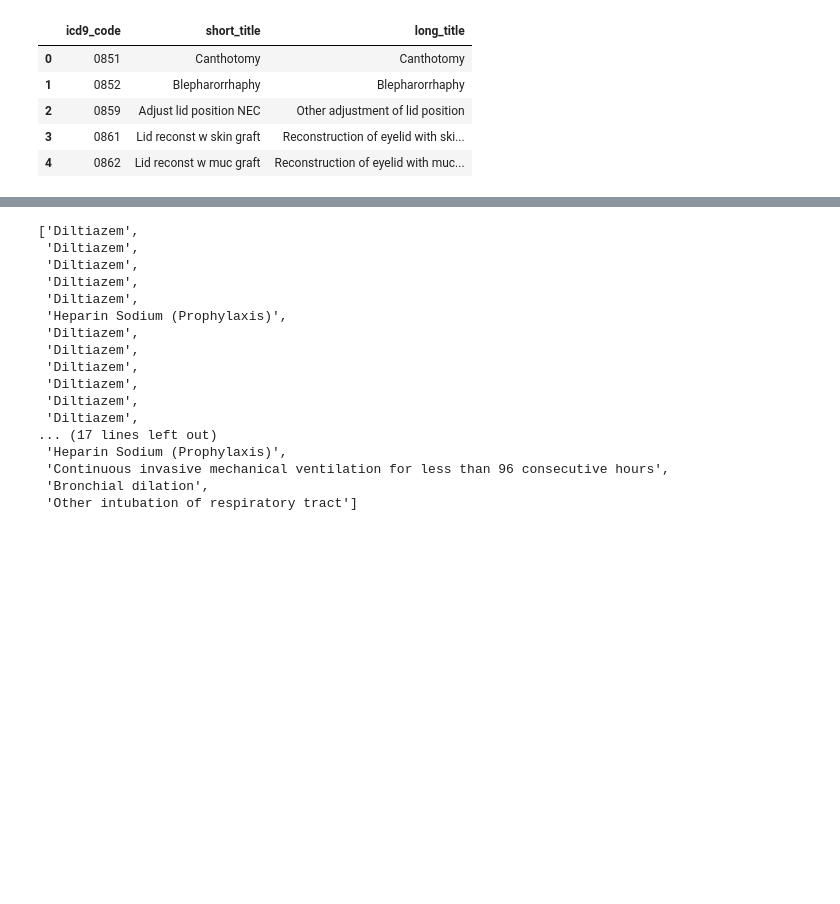
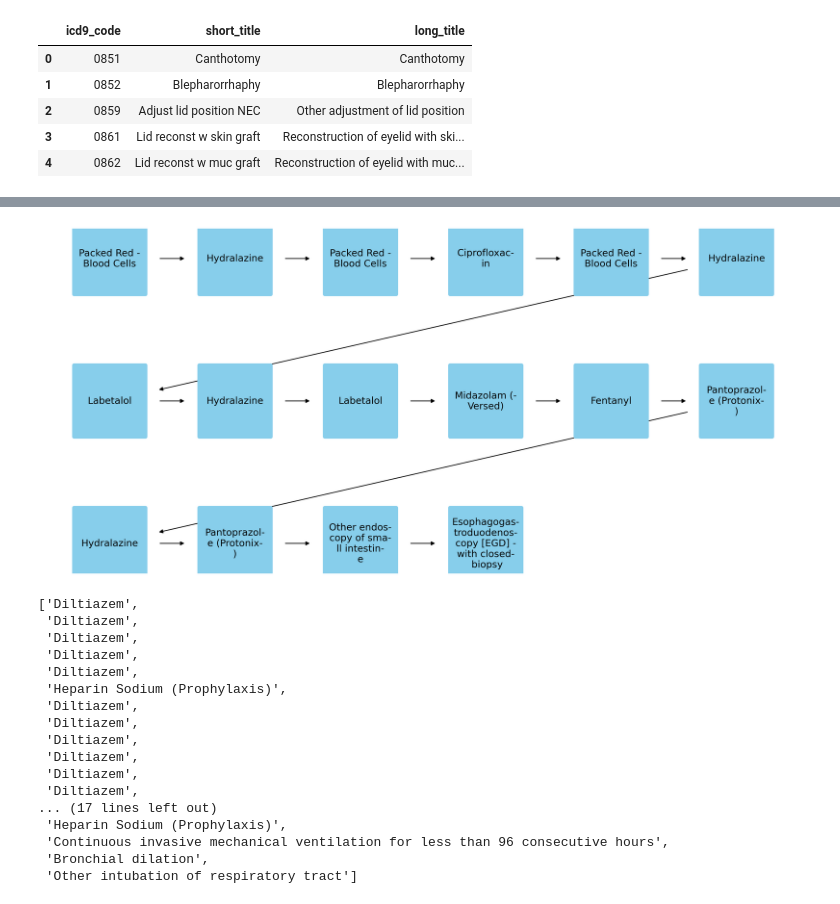
Before and after one commit to Baukmeister/cf_DRG_res, a Jupyter notebook: notebooks/2-LSTM-model-and-generate-counterfactuals.ipynb, the cells around one changed output, grey strips where cells are left out. Drawn from its saved outputs; the diff is of its cells as text; code cells hidden in the pictures; blank space fills up the shorter version.

```diff
--- a/notebooks/2-LSTM-model-and-generate-counterfactuals.ipynb
+++ b/notebooks/2-LSTM-model-and-generate-counterfactuals.ipynb
@@ -848,7 +900,8 @@ itemid_to_name2.head()
 | 4 | 0862 | Lid reconst w muc graft | Reconstruction of eyelid with muc... |
 # %%
 # Concate two itemid_to_name into one table
-itemid_to_name2 = itemid_to_name2.rename(columns={'icd9_code': 'itemid', 'short_title': 'abbreviation', 'long_title': 'label'})
+itemid_to_name2 = itemid_to_name2.rename(
+    columns={'icd9_code': 'itemid', 'short_title': 'abbreviation', 'long_title': 'label'})
 
 itemid_to_name_concat = pd.concat([itemid_to_name, itemid_to_name2])
 # %%
@@ -892,3 +948,9 @@ code_to_name(original_event_sequences[sample_id])
+# %%
+plot_sequence(
+    code_to_name(original_event_sequences[sample_id])
+)
+# %% [output]
+[figure, added]
 # %%
 # original_event_sequences[sample_id]
 # %%
```
Also changed, not shown: parts of 46 cells of this notebook, 1 other file.
